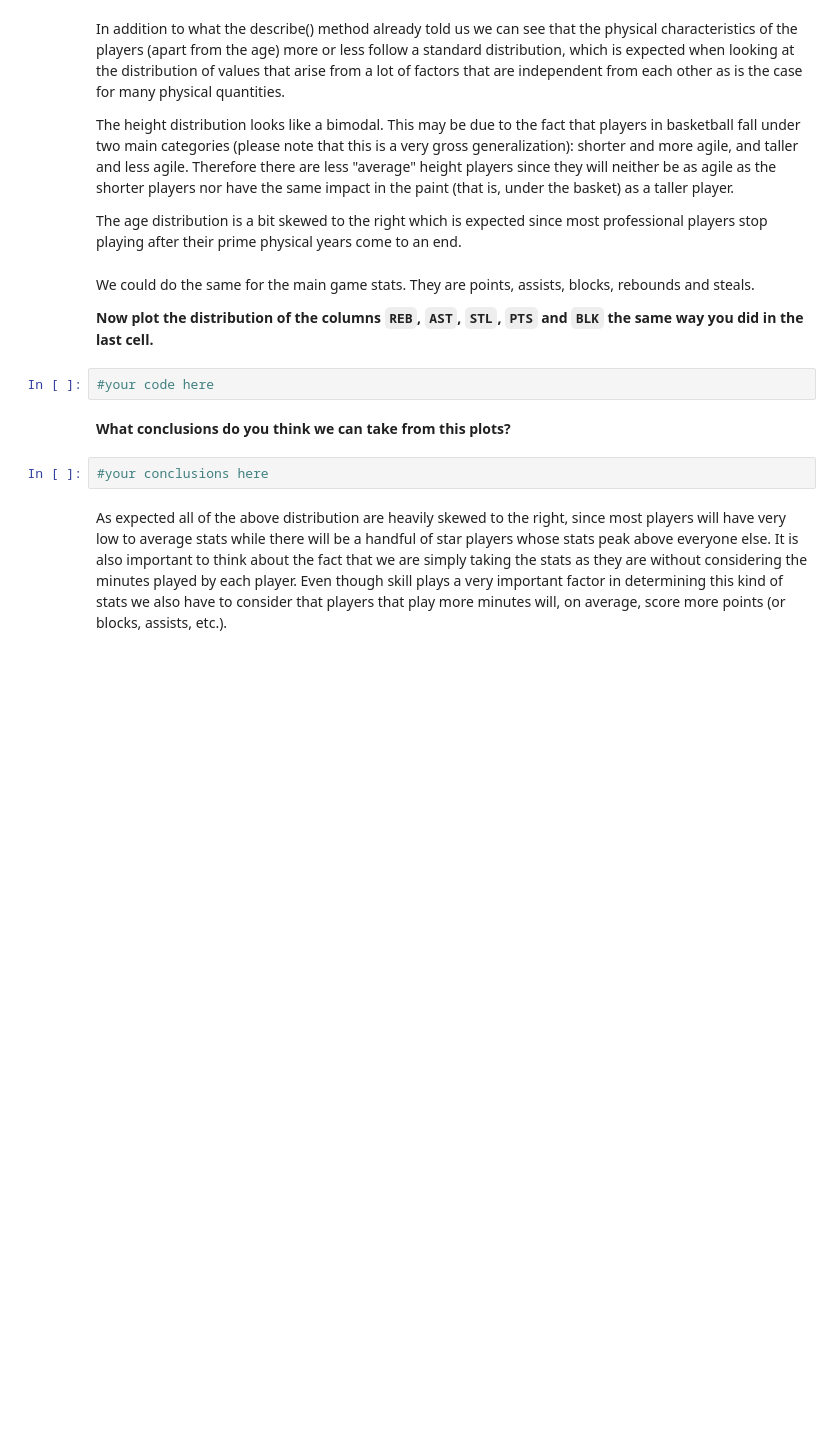
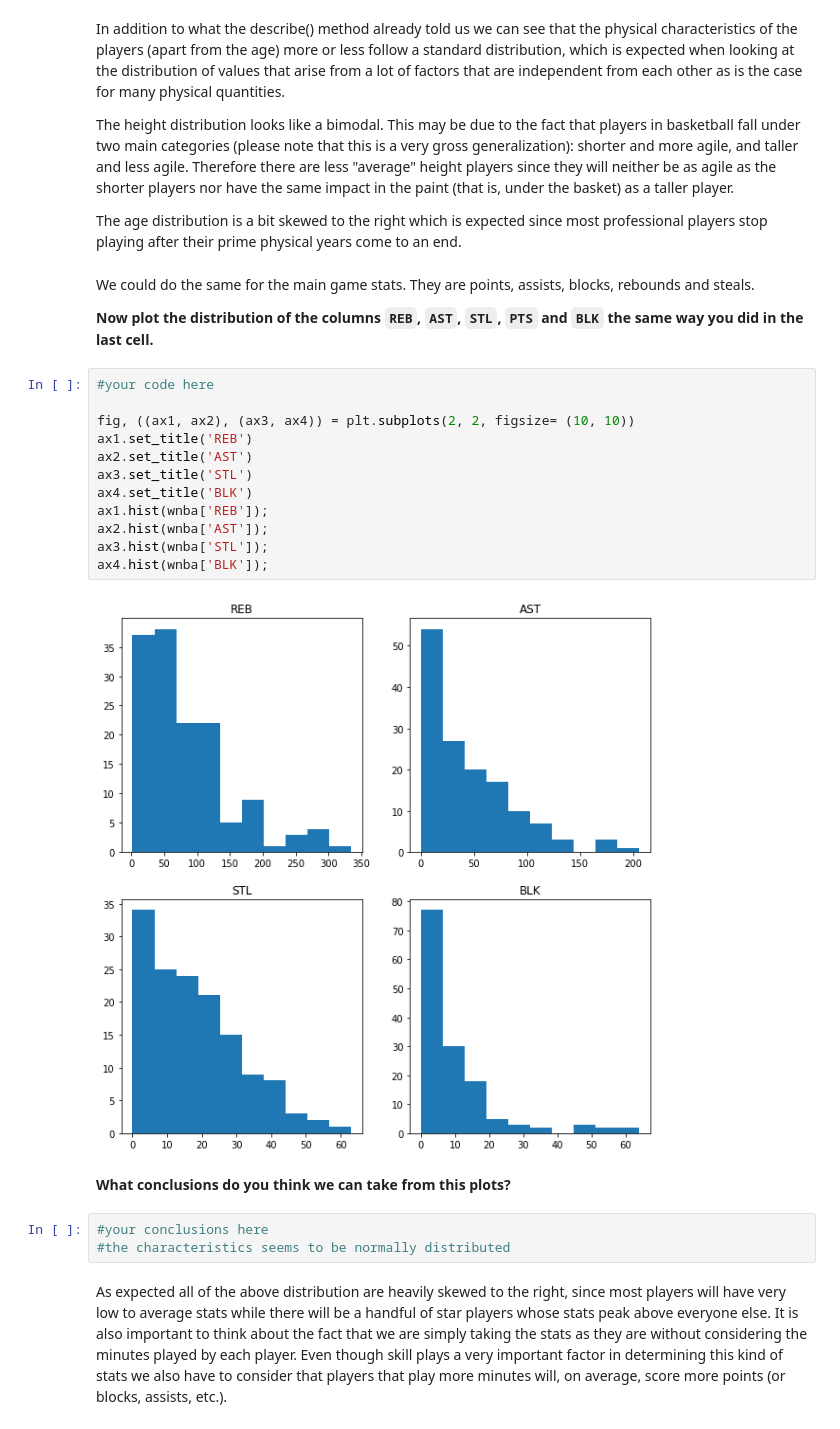
Before and after one commit to ta-data-lis/M2-mini-project2, a Jupyter notebook: your-code/2.-Exploratory-Data-Analysis.ipynb, the cells around one changed output. Cells and saved outputs as stored; diff of their text form; blank space fills up the shorter version.

```diff
--- a/your-code/2.-Exploratory-Data-Analysis.ipynb
+++ b/your-code/2.-Exploratory-Data-Analysis.ipynb
@@ -48,12 +103,25 @@ The age distribution is a bit skewed to the right which is expected since most p
 We could do the same for the main game stats. They are points, assists, blocks, rebounds and steals.
 
 **Now plot the distribution of the columns `REB`, `AST`, `STL`, `PTS` and `BLK` the same way you did in the last cell.**
-# %%
-#your code here
+# %%
+#your code here
+
+fig, ((ax1, ax2), (ax3, ax4)) = plt.subplots(2, 2, figsize= (10, 10))
+ax1.set_title('REB')
+ax2.set_title('AST')
+ax3.set_title('STL')
+ax4.set_title('BLK')
+ax1.hist(wnba['REB']);
+ax2.hist(wnba['AST']);
+ax3.hist(wnba['STL']);
+ax4.hist(wnba['BLK']);
+# %% [output]
+[figure, added]
 # %% [markdown]
 **What conclusions do you think we can take from this plots?**
 # %%
 #your conclusions here
+#the characteristics seems to be normally distributed
 # %% [markdown]
 As expected all of the above distribution are heavily skewed to the right, since most players will have very low to average stats while there will be a handful of star players whose stats peak above everyone else. It is also important to think about the fact that we are simply taking the stats as they are without considering the minutes played by each player. Even though skill plays a very important factor in determining this kind of stats we also have to consider that players that play more minutes will, on average, score more points (or blocks, assists, etc.).
 # %% [markdown]
```
Also changed, not shown: parts of 9 cells of this notebook, 2 other files.
